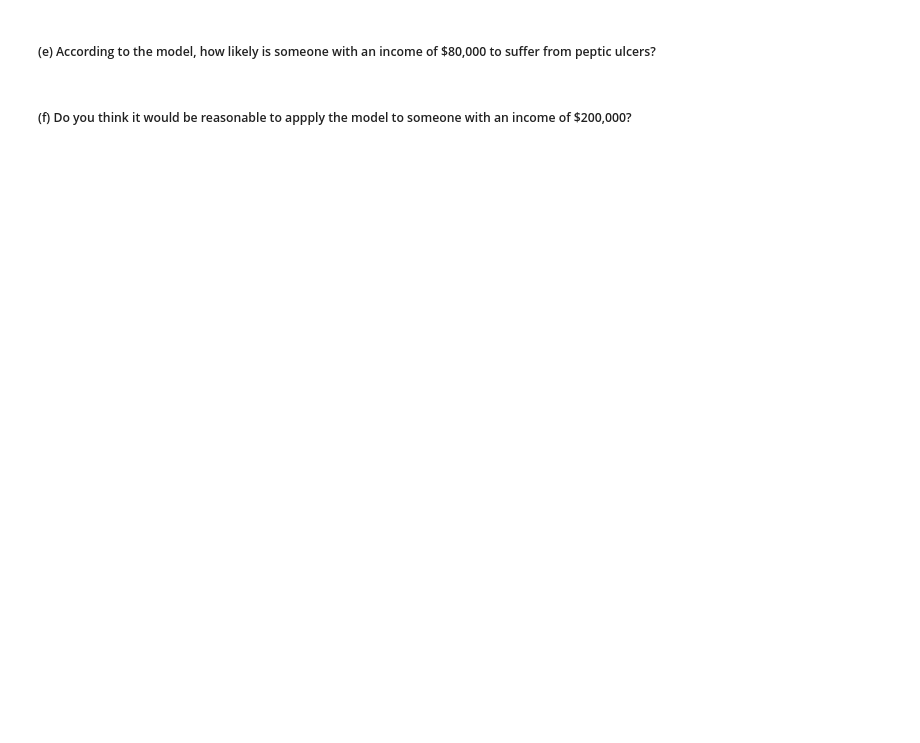
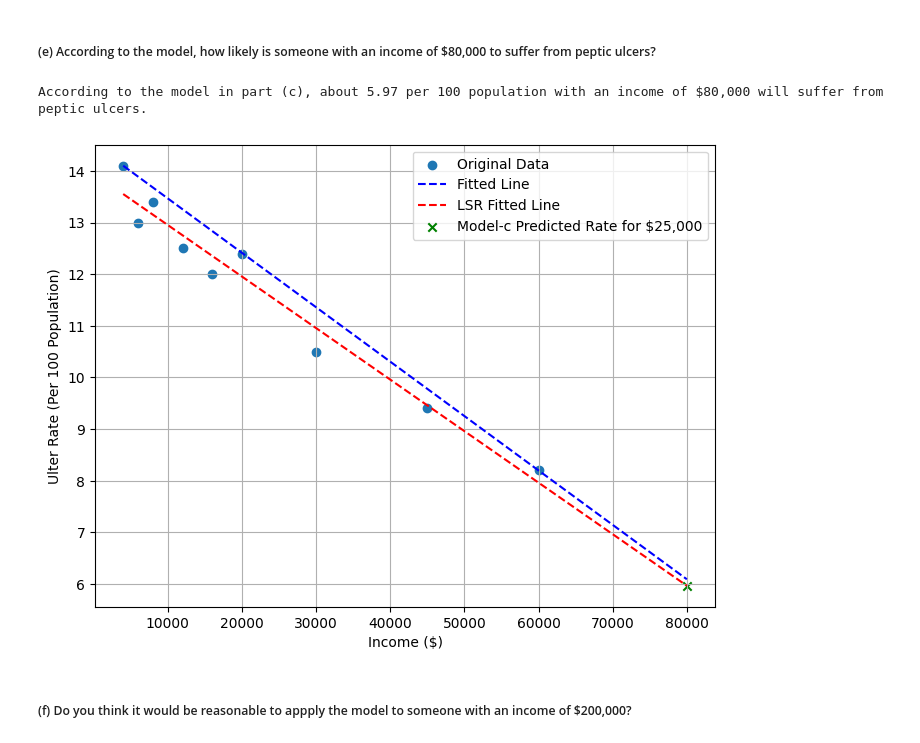
Before and after one commit to Aipss/DiveIntoDeepLearning, a Jupyter notebook: Calculus/Chapter1_Linear-Equations-in-Linear-Algebra.ipynb, the cells around one changed output. Saved outputs shown, nothing was run; the diff lists cells and outputs as text; code cells hidden in the pictures; blank space fills up the shorter version.

```diff
--- a/Calculus/Chapter1_Linear-Equations-in-Linear-Algebra.ipynb
+++ b/Calculus/Chapter1_Linear-Equations-in-Linear-Algebra.ipynb
@@ -292,4 +334,23 @@ plt.show()
 # %% [markdown]
 ##### (e) According to the model, how likely is someone with an income of $80,000 to suffer from peptic ulcers?
+# %%
+rate_80000 = k1*80_000 + b1
+print(f'According to the model in part (c), about {rate_80000:.2f} per 100 population with an income of $80,000 will suffer from peptic ulcers.')
+
+extended_income = np.append(income, 80_000)
+
+fig, ax = plt.subplots(figsize=(8, 6))
+ax.scatter(x=income, y=rate, label='Original Data')
+ax.plot(extended_income, k*extended_income+b, 'b--', label='Fitted Line')
+ax.plot(extended_income, k1*extended_income+b1, 'r--', label='LSR Fitted Line')
+ax.scatter(x=80_000, y=rate_80000, marker='x', c='green', label='Model-c Predicted Rate for $25,000')
+ax.set_xlabel('Income ($)')
+ax.set_ylabel('Ulter Rate (Per 100 Population)')
+ax.grid(True)
+ax.legend()
+plt.show()
+# %% [output]
+According to the model in part (c), about 5.97 per 100 population with an income of $80,000 will suffer from peptic ulcers.
+[figure, added]
 # %% [markdown]
 ##### (f) Do you think it would be reasonable to appply the model to someone with an income of $200,000?
```
Also changed, not shown: parts of 18 cells of this notebook, 1 other file.
